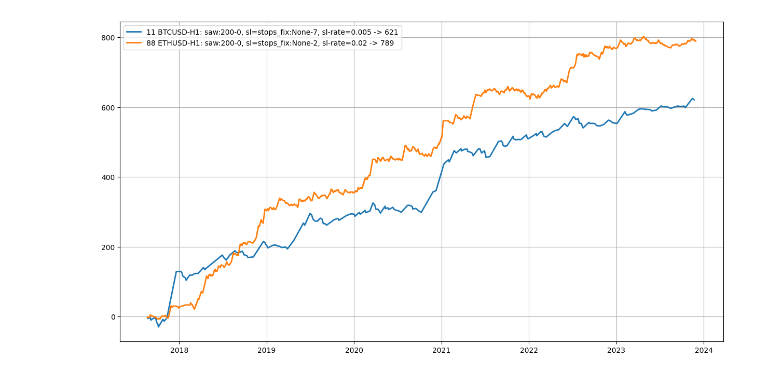
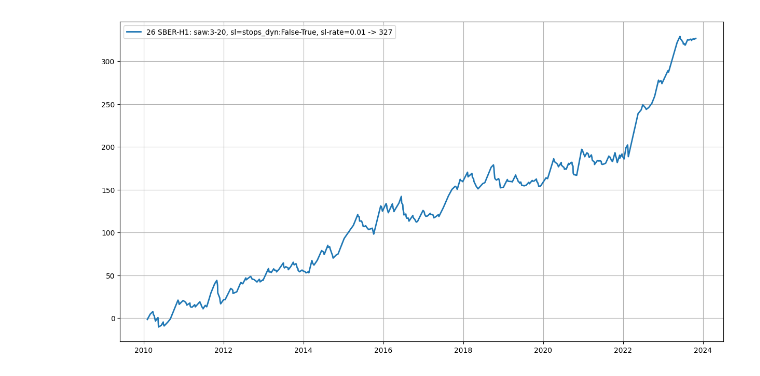
Before and after one commit to binrey/MLTR, a Jupyter notebook: optim_research.ipynb, the cells around one changed output. Saved outputs shown, nothing was run; the diff lists cells and outputs as text; code cells hidden in the pictures.

```diff
--- a/optim_research.ipynb
+++ b/optim_research.ipynb
@@ -49,16 +49,16 @@ opt_summary.head(10)
 # %%
 plt.figure(figsize=(15, 8))
 opt_res_id = 0
-tickers2plot = ["BTCUSD", "ETHUSD"]
+tickers2plot = ["SBER"]#["BTCUSD", "ETHUSD"]
 test_ids2plot = []
 legend = []
 for ticker2plot in tickers2plot:
     btest_temp = opt_summary[opt_summary.ticker == ticker2plot]
     test_id = btest_temp.index[opt_res_id]
     line = btests[test_id].profits.cumsum()
     plt.plot([pos.close_date for pos in btests[test_id].positions], line, linewidth=2)
     legend.append(f"{test_id} {cfgs[test_id].ticker}-{cfgs[test_id].period}: {cfgs[test_id].body_classifier.func.name}, sl={cfgs[test_id].stops_processor.func.name}, sl-rate={cfgs[test_id].trailing_stop_rate} -> {line[-1]:.0f}")
 plt.legend(legend)
 plt.grid("on")
 # %% [output]
-[figure, old version]
+[figure, new version]
```
Also changed, not shown: parts of 2 cells of this notebook, 2 other files.
